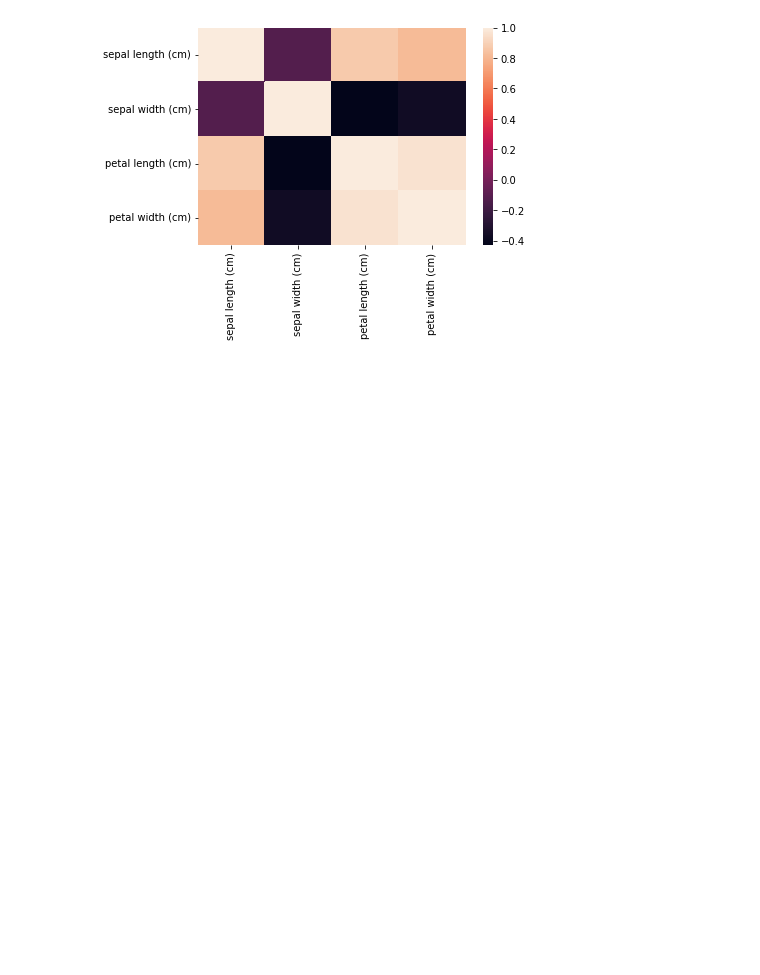
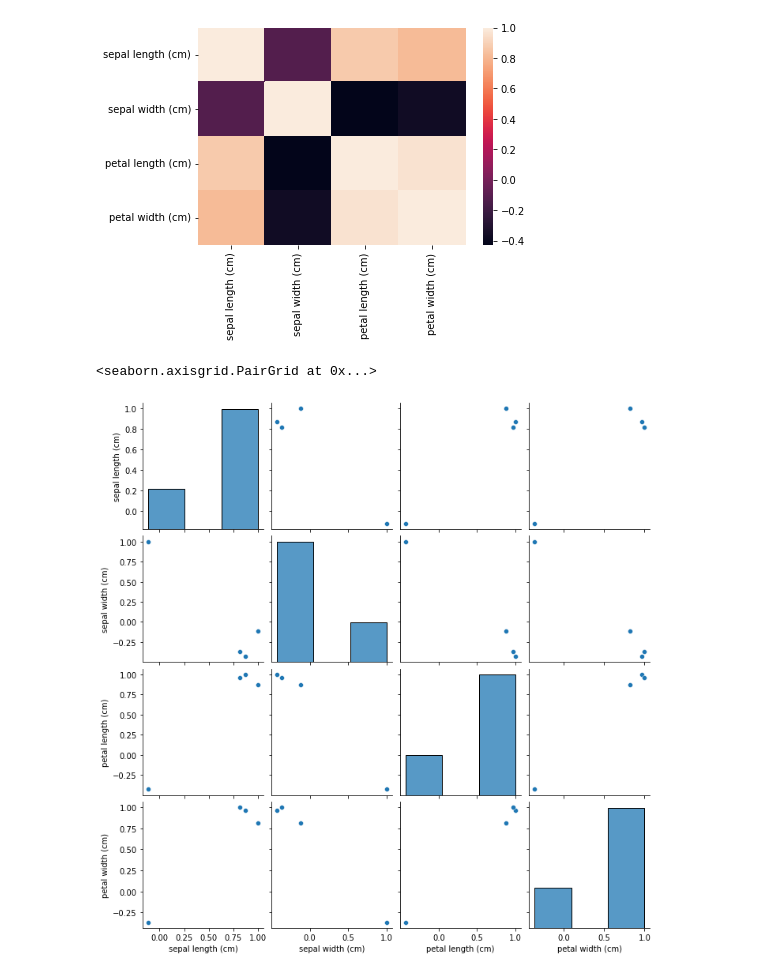
Before and after one commit to kimberlyydanij/python_demo, a Jupyter notebook: python_26_pivot과pivot_table_다중공선성.ipynb, the cells around one changed output. Drawn from its saved outputs; the diff is of its cells as text; code cells hidden in the pictures; blank space fills up the shorter version.

```diff
--- a/python_26_pivot과pivot_table_다중공선성.ipynb
+++ b/python_26_pivot과pivot_table_다중공선성.ipynb
@@ -305,3 +305,8 @@ sns.heatmap(iris_.iloc[:,:-1].corr())
 WARNING:matplotlib.font_manager:findfont: Font family ['NanumBarunGothic'] not found. Falling back to DejaVu Sans.
 <matplotlib.axes._subplots.AxesSubplot at 0x...>
 [figure]
+# %%
+sns.pairplot(iris_.iloc[:,:-1].corr())
+# %% [output]
+<seaborn.axisgrid.PairGrid at 0x...>
+[figure, added]
```
